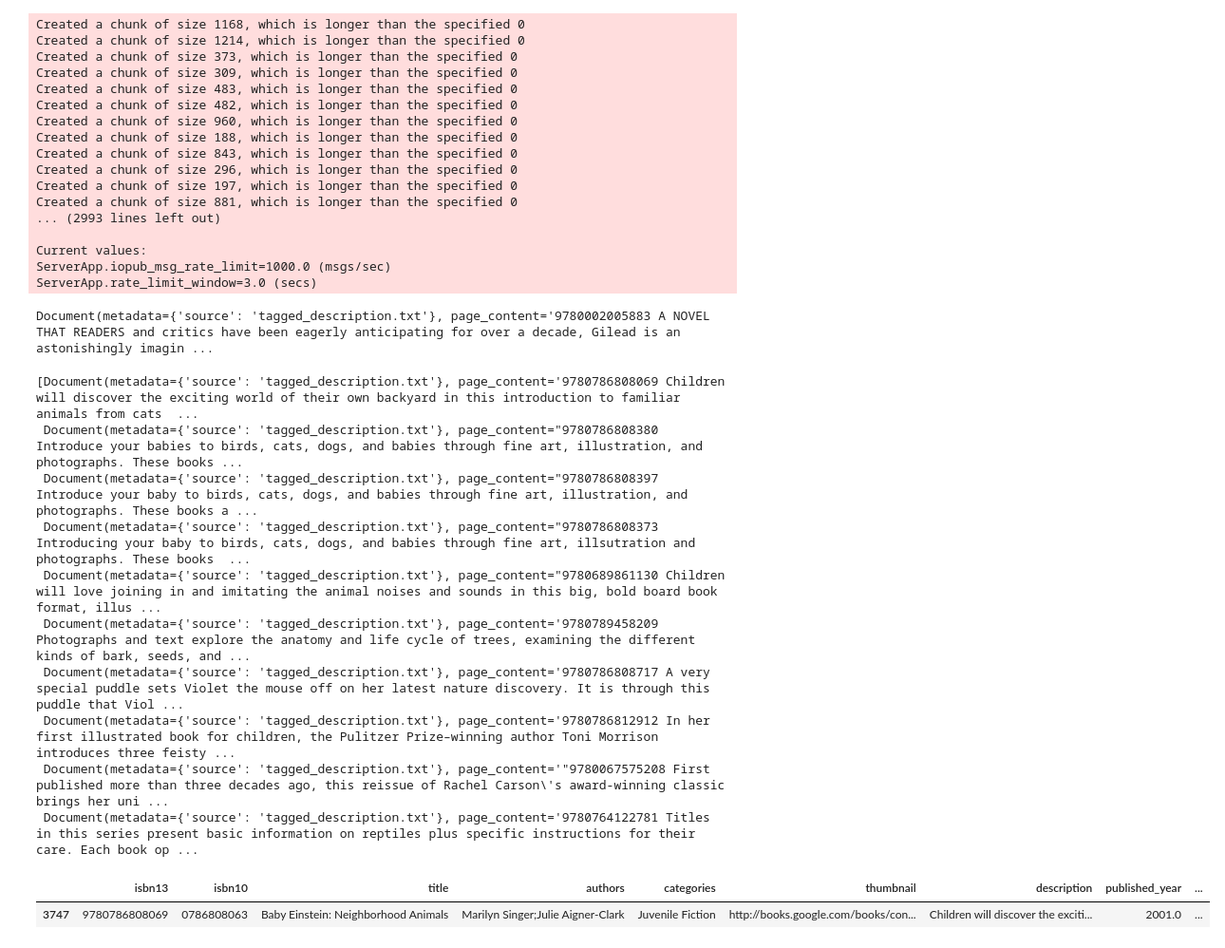
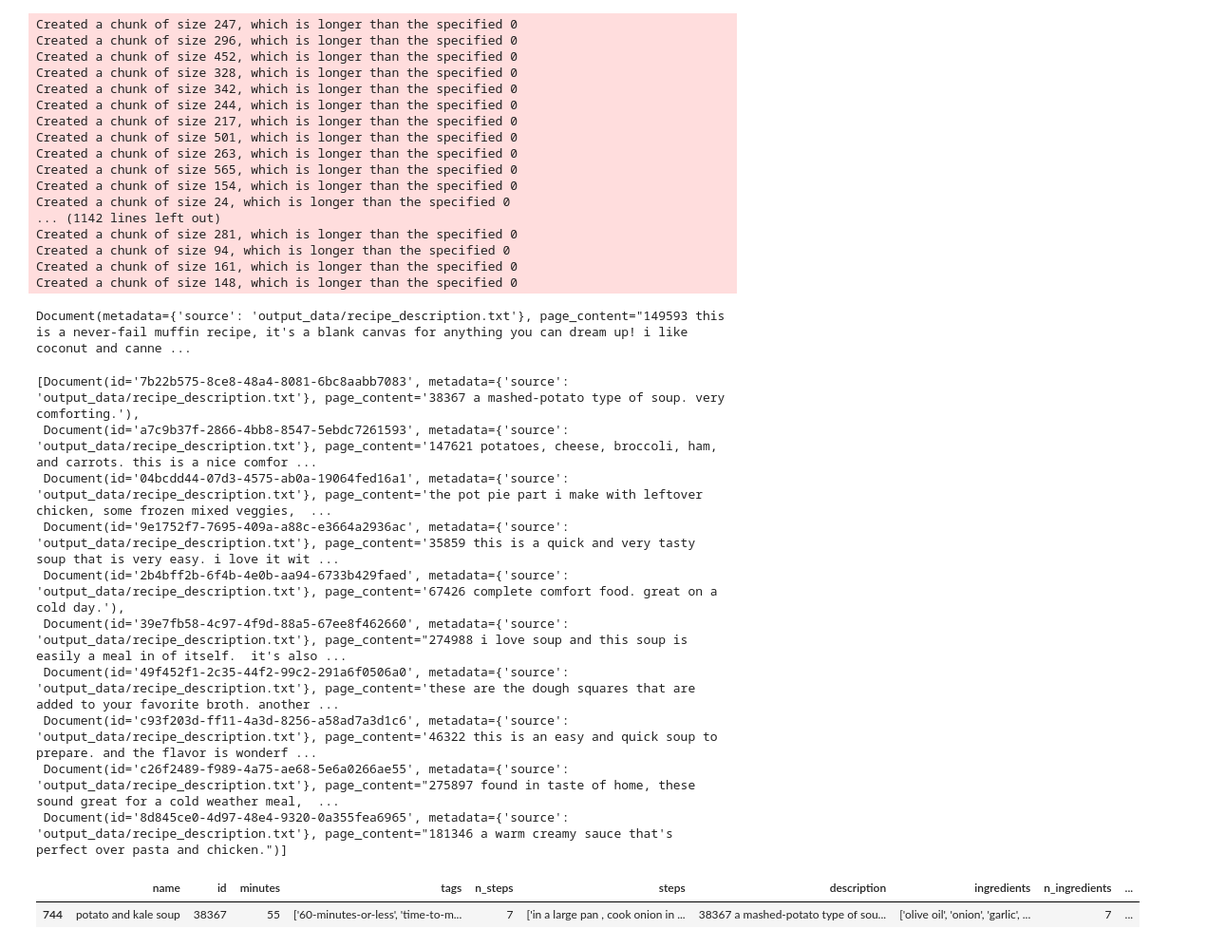
Before and after one commit to Dylancouzon/recipe_recommender, a Jupyter notebook: vector-search.ipynb, the cells around one changed output. Shown at 95% size. Drawn from its saved outputs; the diff is of its cells as text; code cells hidden in the pictures.

Commit message:
update vector search

```diff
--- a/vector-search.ipynb
+++ b/vector-search.ipynb
@@ -39,52 +35,57 @@ recipes["description"].to_csv("output_data/recipe_description.txt",
                                    index = False,
                                    header = False)
 # %%
-raw_documents = TextLoader("tagged_description.txt").load()
+#Instantiate the text splitter
+raw_documents = TextLoader("output_data/recipe_description.txt").load()
 text_splitter = CharacterTextSplitter(chunk_size=0, chunk_overlap=0, separator="\n")
 documents = text_splitter.split_documents(raw_documents)
 # %% [output]
-Created a chunk of size 1168, which is longer than the specified 0
-Created a chunk of size 1214, which is longer than the specified 0
-Created a chunk of size 373, which is longer than the specified 0
-Created a chunk of size 309, which is longer than the specified 0
-Created a chunk of size 483, which is longer than the specified 0
-Created a chunk of size 482, which is longer than the specified 0
-Created a chunk of size 960, which is longer than the specified 0
-Created a chunk of size 188, which is longer than the specified 0
-Created a chunk of size 843, which is longer than the specified 0
+Created a chunk of size 247, which is longer than the specified 0
 Created a chunk of size 296, which is longer than the specified 0
-Created a chunk of size 197, which is longer than the specified 0
-Created a chunk of size 881, which is longer than the specified 0
-... (2993 lines left out)
-
-Current values:
-ServerApp.iopub_msg_rate_limit=1000.0 (msgs/sec)
-ServerApp.rate_limit_window=3.0 (secs)
+Created a chunk of size 452, which is longer than the specified 0
+Created a chunk of size 328, which is longer than the specified 0
+Created a chunk of size 342, which is longer than the specified 0
+Created a chunk of size 244, which is longer than the specified 0
+Created a chunk of size 217, which is longer than the specified 0
+Created a chunk of size 501, which is longer than the specified 0
+Created a chunk of size 263, which is longer than the specified 0
+Created a chunk of size 565, which is longer than the specified 0
+Created a chunk of size 154, which is longer than the specified 0
+Created a chunk of size 24, which is longer than the specified 0
+... (1142 lines left out)
+Created a chunk of size 281, which is longer than the specified 0
+Created a chunk of size 94, which is longer than the specified 0
+Created a chunk of size 161, which is longer than the specified 0
+Created a chunk of size 148, which is longer than the specified 0
 # %%
+#Returns the first recipe description
 documents[0]
 # %% [output]
-Document(metadata={'source': 'tagged_description.txt'}, page_content='9780002005883 A NOVEL THAT READERS and critics have been eagerly anticipating for over a decade, Gilead is an astonishingly imagin ...
+Document(metadata={'source': 'output_data/recipe_description.txt'}, page_content="149593 this is a never-fail muffin recipe, it's a blank canvas for anything you can dream up! i like coconut and canne ...
 # %%
-db_books = Chroma.from_documents(
+#Creating the document embeddings and storing them in a vector database
+db_recipes = Chroma.from_documents(
     documents,
     embedding=OpenAIEmbeddings())
 # %%
-query = "A book to teach children about nature"
-docs = db_books.similarity_search(query, k = 10)
+# Querying the vector database
+query = "A warm winter soup"
+docs = db_recipes.similarity_search(query, k = 10)
 docs
 # %% [output]
-[Document(metadata={'source': 'tagged_description.txt'}, page_content='9780786808069 Children will discover the exciting world of their own backyard in this introduction to familiar animals from cats  ...
- Document(metadata={'source': 'tagged_description.txt'}, page_content="9780786808380 Introduce your babies to birds, cats, dogs, and babies through fine art, illustration, and photographs. These books ...
- Document(metadata={'source': 'tagged_description.txt'}, page_content="9780786808397 Introduce your baby to birds, cats, dogs, and babies through fine art, illustration, and photographs. These books a ...
- Document(metadata={'source': 'tagged_description.txt'}, page_content="9780786808373 Introducing your baby to birds, cats, dogs, and babies through fine art, illsutration and photographs. These books  ...
- Document(metadata={'source': 'tagged_description.txt'}, page_content="9780689861130 Children will love joining in and imitating the animal noises and sounds in this big, bold board book format, illus ...
- Document(metadata={'source': 'tagged_description.txt'}, page_content='9780789458209 Photographs and text explore the anatomy and life cycle of trees, examining the different kinds of bark, seeds, and ...
- Document(metadata={'source': 'tagged_description.txt'}, page_content='9780786808717 A very special puddle sets Violet the mouse off on her latest nature discovery. It is through this puddle that Viol ...
- Document(metadata={'source': 'tagged_description.txt'}, page_content='9780786812912 In her first illustrated book for children, the Pulitzer Prize–winning author Toni Morrison introduces three feisty ...
- Document(metadata={'source': 'tagged_description.txt'}, page_content='"9780067575208 First published more than three decades ago, this reissue of Rachel Carson\'s award-winning classic brings her uni ...
- Document(metadata={'source': 'tagged_description.txt'}, page_content='9780764122781 Titles in this series present basic information on reptiles plus specific instructions for their care. Each book op ...
+[Document(id='7b22b575-8ce8-48a4-8081-6bc8aabb7083', metadata={'source': 'output_data/recipe_description.txt'}, page_content='38367 a mashed-potato type of soup. very comforting.'),
+ Document(id='a7c9b37f-2866-4bb8-8547-5ebdc7261593', metadata={'source': 'output_data/recipe_description.txt'}, page_content='147621 potatoes, cheese, broccoli, ham, and carrots. this is a nice comfor ...
+ Document(id='04bcdd44-07d3-4575-ab0a-19064fed16a1', metadata={'source': 'output_data/recipe_description.txt'}, page_content='the pot pie part i make with leftover chicken, some frozen mixed veggies,  ...
+ Document(id='9e1752f7-7695-409a-a88c-e3664a2936ac', metadata={'source': 'output_data/recipe_description.txt'}, page_content='35859 this is a quick and very tasty soup that is very easy. i love it wit ...
+ Document(id='2b4bff2b-6f4b-4e0b-aa94-6733b429faed', metadata={'source': 'output_data/recipe_description.txt'}, page_content='67426 complete comfort food. great on a cold day.'),
+ Document(id='39e7fb58-4c97-4f9d-88a5-67ee8f462660', metadata={'source': 'output_data/recipe_description.txt'}, page_content="274988 i love soup and this soup is easily a meal in of itself.  it's also ...
+ Document(id='49f452f1-2c35-44f2-99c2-291a6f0506a0', metadata={'source': 'output_data/recipe_description.txt'}, page_content='these are the dough squares that are added to your favorite broth. another ...
+ Document(id='c93f203d-ff11-4a3d-8256-a58ad7a3d1c6', metadata={'source': 'output_data/recipe_description.txt'}, page_content='46322 this is an easy and quick soup to prepare. and the flavor is wonderf ...
+ Document(id='c26f2489-f989-4a75-ae68-5e6a0266ae55', metadata={'source': 'output_data/recipe_description.txt'}, page_content="275897 found in taste of home, these sound great for a cold weather meal,  ...
+ Document(id='8d845ce0-4d97-48e4-9320-0a355fea6965', metadata={'source': 'output_data/recipe_description.txt'}, page_content="181346 a warm creamy sauce that's perfect over pasta and chicken.")]
 # %%
-books[books["isbn13"] == int(docs[0].page_content.split()[0].strip())]
+#Retrieve the recipe from the ID
+recipes[recipes["id"] == int(docs[0].page_content.split()[0].strip())]
 # %% [output]
-|  | isbn13 | isbn10 | title | authors | categories | thumbnail | description | published_year | ... |
-| 3747 | 9780786808069 | 0786808063 | Baby Einstein: Neighborhood Animals | Marilyn Singer;Julie Aigner-Clark | Juvenile Fiction | http://books.google.com/books/con... | Children will discover the exciti... | 2001.0 | ... |
+|  | name | id | minutes | tags | n_steps | steps | description | ingredients | n_ingredients | ... |
+| 744 | potato and kale soup | 38367 | 55 | ['60-minutes-or-less', 'time-to-m... | 7 | ['in a large pan , cook onion in ... | 38367 a mashed-potato type of sou... | ['olive oil', 'onion', 'garlic', ... | 7 | ... |
```
Also changed, not shown: parts of 8 cells of this notebook, 1 other file.
